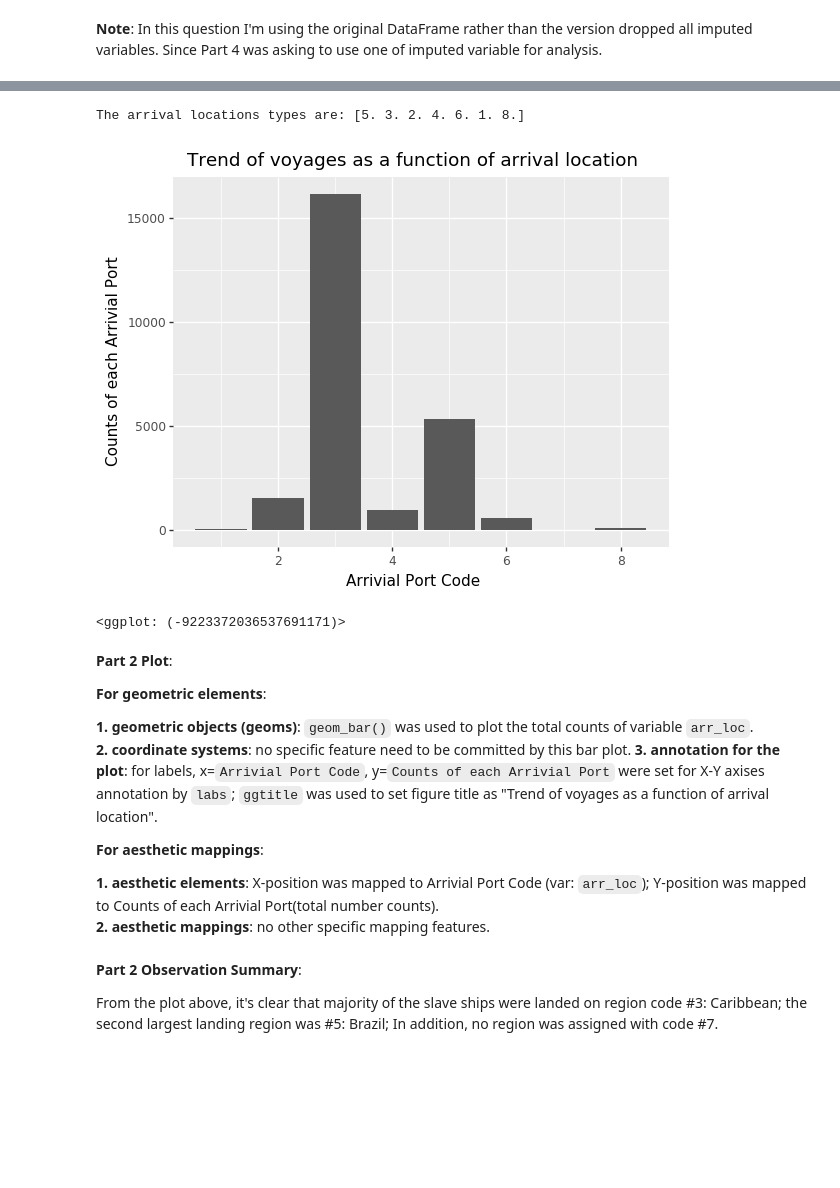
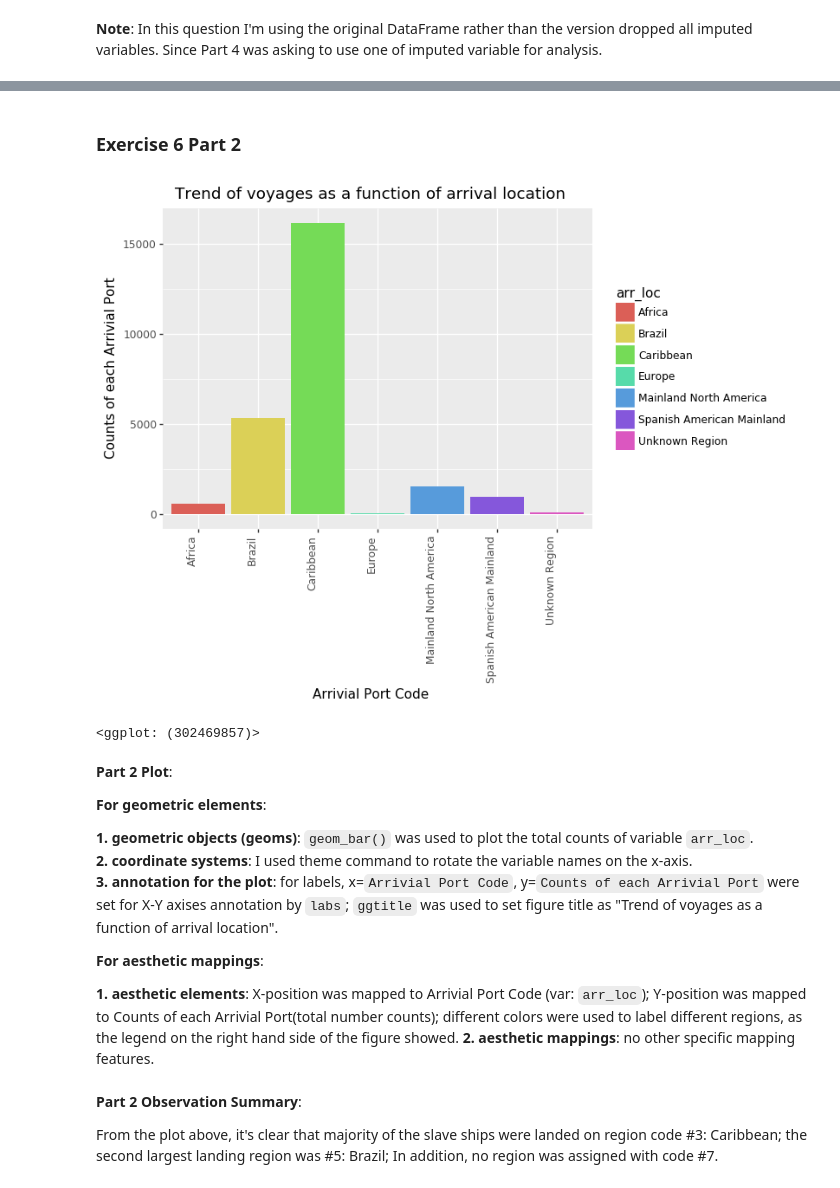
Before and after one commit to Chenghan-Sun/DS-Projects, a Jupyter notebook: 220_midterm/midterm.ipynb, the cells around one changed output, grey strips where cells are left out. Cells and saved outputs as stored; diff of their text form; code cells hidden in the pictures; blank space fills up the shorter version.

```diff
--- a/220_midterm/midterm.ipynb
+++ b/220_midterm/midterm.ipynb
@@ -651,9 +666,12 @@ is just encoded as '3' or Caribbean.
 # Part 1
 # From the appendix, the specific variables：
 # 'npafttra' was used for departure location and sla1port' was used for arrival location
-df_tast_6 = df_tast[['npafttra','sla1port']]
-df_tast_6.columns = ['dep_loc', 'arr_loc']  # assign column names
+df_tast_6_dep = df_tast[['npafttra']]
+df_tast_6_dep.columns = ['dep_loc']  # assign column names
+
+df_tast_6_arr = df_tast[['sla1port']]
+df_tast_6_arr.columns = ['arr_loc']  # assign column names
 
 # since all geographical variables use a 5-digit set of codes where the first digit indicates broad region
-df_tast_6 = df_tast_6 // 10000
-df_tast_6.head()
+df_tast_6_dep = df_tast_6_dep // 10000
+df_tast_6_arr = df_tast_6_arr // 10000
@@ -666,0 +678,12 @@ df_tast_6.head()
+# %%
+# one-one map of code to region
+code = {1.0: "Europe", 2.0: "Mainland North America", 3.0: "Caribbean", 4.0: "Spanish American Mainland",
+        5.0: "Brazil", 6.0: "Africa", 7.0: "", 8.0: "Unknown Region", 9.0: "Unknown Region"}
+
+df_tast_6_dep = df_tast_6_dep[df_tast_6_dep['dep_loc'].notna()]
+decode = [code[i] for i in df_tast_6_dep['dep_loc']]
+df_tast_6_dep['dep_loc'] = decode
+
+df_tast_6_arr = df_tast_6_arr[df_tast_6_arr['arr_loc'].notna()]
+decode = [code[i] for i in df_tast_6_arr['arr_loc']]
+df_tast_6_arr['arr_loc'] = decode
@@ -667,30 +710,28 @@ df_tast_6.head()
+# %% [markdown]
+### <a id='1-1'> Exercise 6 Part 2
 # %%
 # Part 2
-df_tast_6_arr = df_tast_6[df_tast_6['arr_loc'].notna()]  # get arrival data
-arr_loc = df_tast_6_arr['arr_loc'].unique()
-print(f'The arrival locations types are: {arr_loc}')
-
-(ggplot(df_tast_6_arr, aes('arr_loc'))
+(ggplot(df_tast_6_arr, aes('arr_loc', fill='arr_loc'))
  + geom_bar()
+ + theme(axis_text_x=element_text(rotation=90, hjust=1))
  + labs(x='Arrivial Port Code', y='Counts of each Arrivial Port')
  + ggtitle('Trend of voyages as a function of arrival location')
 )
 # %% [output]
+[figure, new version]
-The arrival locations types are: [5. 3. 2. 4. 6. 1. 8.]
+<ggplot: (302469857)>
-[figure, old version]
-<ggplot: (-9223372036537691171)>
 # %% [markdown]
 **Part 2 Plot**:
 
 **For geometric elements**:
 
 **1. geometric objects (geoms)**: `geom_bar()` was used to plot the total counts of variable `arr_loc`.
-**2. coordinate systems**: no specific feature need to be committed by this bar plot.
+**2. coordinate systems**: I used theme command to rotate the variable names on the x-axis.
 **3. annotation for the plot**: for labels, x=`Arrivial Port Code`, y=`Counts of each Arrivial Port` were set for X-Y axises annotation by `labs`; `ggtitle` was used to set figure title as "Trend of voyages as a function of arrival location".
 
 **For aesthetic mappings**:
 
-**1. aesthetic elements**: X-position was mapped to Arrivial Port Code (var: `arr_loc`); Y-position was mapped to Counts of each Arrivial Port(total number counts).
+**1. aesthetic elements**: X-position was mapped to Arrivial Port Code (var: `arr_loc`); Y-position was mapped to Counts of each Arrivial Port(total number counts); different colors were used to label different regions, as the legend on the right hand side of the figure showed.
 **2. aesthetic mappings**: no other specific mapping features.
 # %% [markdown]
 **Part 2 Observation Summary**:
```
Also changed, not shown: parts of 53 cells of this notebook.
